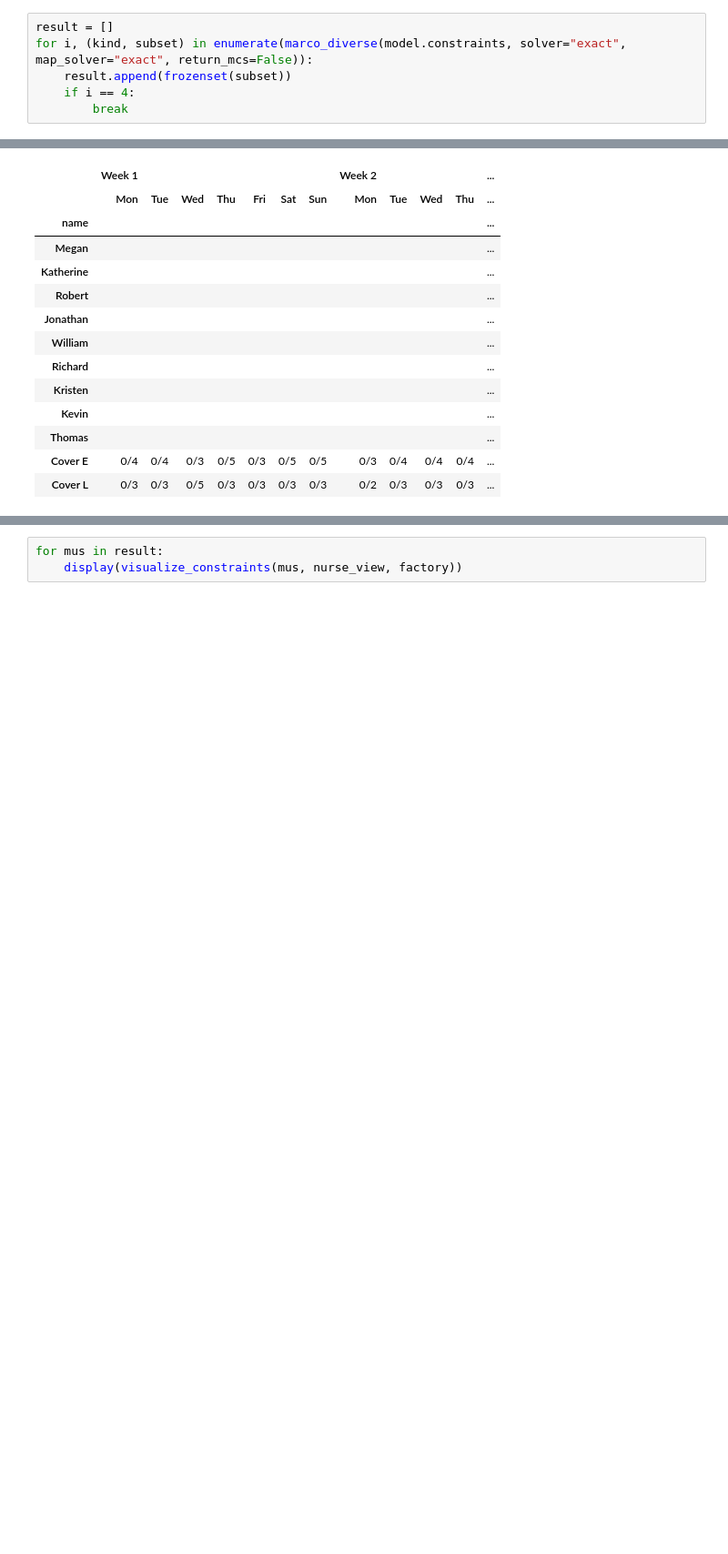
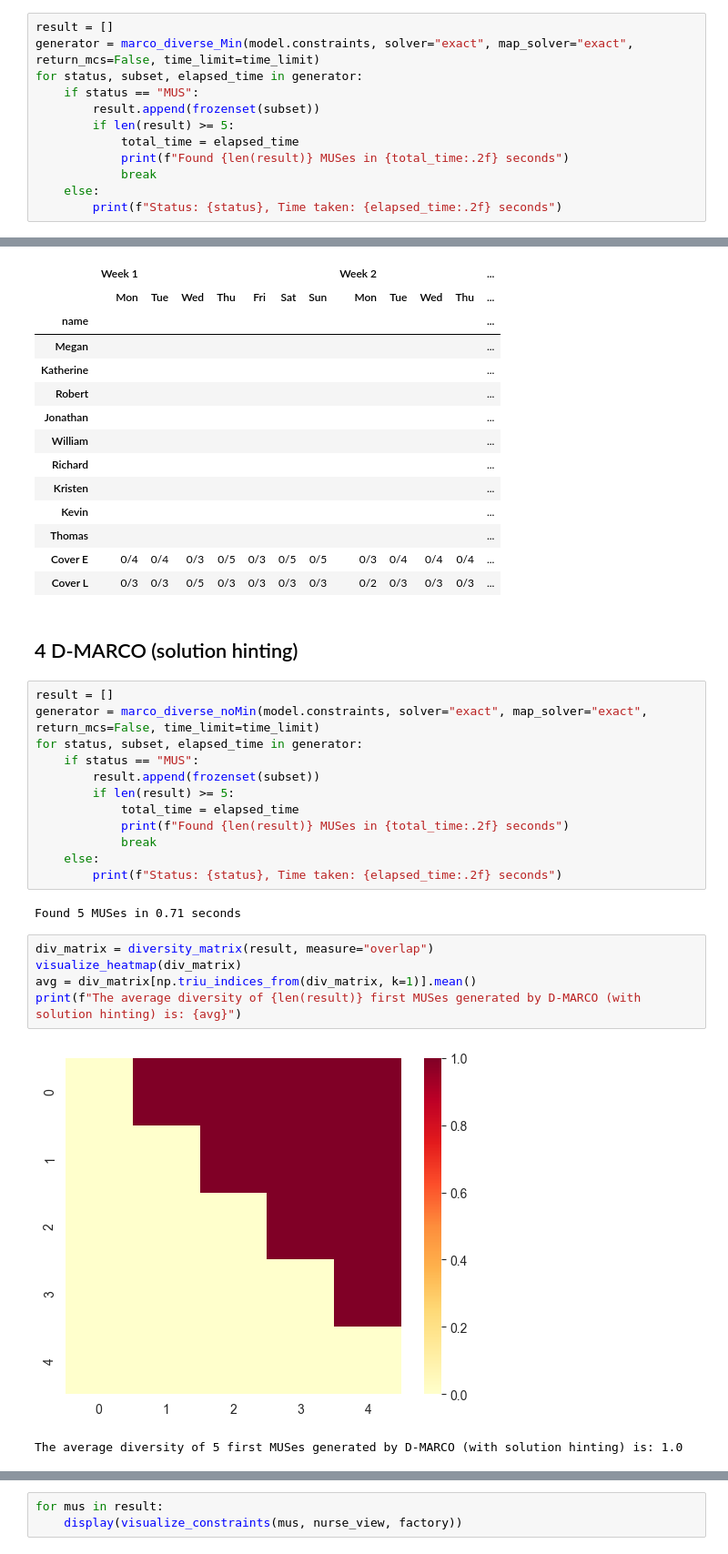
Before and after one commit to RobinHalford/cpmpy, a Jupyter notebook: cpmpy/tools/explain/nurse_rostering_examples.ipynb, the cells around one changed output, grey strips where cells are left out. Shown at 91% size. Drawn from its saved outputs; the diff is of its cells as text; blank space fills up the shorter version.

```diff
--- a/cpmpy/tools/explain/nurse_rostering_examples.ipynb
+++ b/cpmpy/tools/explain/nurse_rostering_examples.ipynb
@@ -226,6 +215,12 @@ for mus in result:
 # %%
 result = []
-for i, (kind, subset) in enumerate(marco_diverse(model.constraints, solver="exact", map_solver="exact", return_mcs=False)):
-    result.append(frozenset(subset))
-    if i == 4:
-        break
+generator = marco_diverse_Min(model.constraints, solver="exact", map_solver="exact", return_mcs=False, time_limit=time_limit)
+for status, subset, elapsed_time in generator:
+    if status == "MUS":
+        result.append(frozenset(subset))
+        if len(result) >= 5:
+            total_time = elapsed_time
+            print(f"Found {len(result)} MUSes in {total_time:.2f} seconds")
+            break
+    else:
+        print(f"Status: {status}, Time taken: {elapsed_time:.2f} seconds")
@@ -311,3 +308,27 @@ for mus in result:
 | Thomas |  |  |  |  |  |  |  |  |  |  |  | ... |
 | Cover E | 0/4 | 0/4 | 0/3 | 0/5 | 0/3 | 0/5 | 0/5 | 0/3 | 0/4 | 0/4 | 0/4 | ... |
 | Cover L | 0/3 | 0/3 | 0/5 | 0/3 | 0/3 | 0/3 | 0/3 | 0/2 | 0/3 | 0/3 | 0/3 | ... |
+# %% [markdown]
+## 4 D-MARCO (solution hinting)
+# %%
+result = []
+generator = marco_diverse_noMin(model.constraints, solver="exact", map_solver="exact", return_mcs=False, time_limit=time_limit)
+for status, subset, elapsed_time in generator:
+    if status == "MUS":
+        result.append(frozenset(subset))
+        if len(result) >= 5:
+            total_time = elapsed_time
+            print(f"Found {len(result)} MUSes in {total_time:.2f} seconds")
+            break
+    else:
+        print(f"Status: {status}, Time taken: {elapsed_time:.2f} seconds")
+# %% [output]
+Found 5 MUSes in 0.71 seconds
+# %%
+div_matrix = diversity_matrix(result, measure="overlap")
+visualize_heatmap(div_matrix)
+avg = div_matrix[np.triu_indices_from(div_matrix, k=1)].mean()
+print(f"The average diversity of {len(result)} first MUSes generated by D-MARCO (with solution hinting) is: {avg}")
+# %% [output]
+[figure, added]
+The average diversity of 5 first MUSes generated by D-MARCO (with solution hinting) is: 1.0
```
Also changed, not shown: parts of 23 cells of this notebook.
